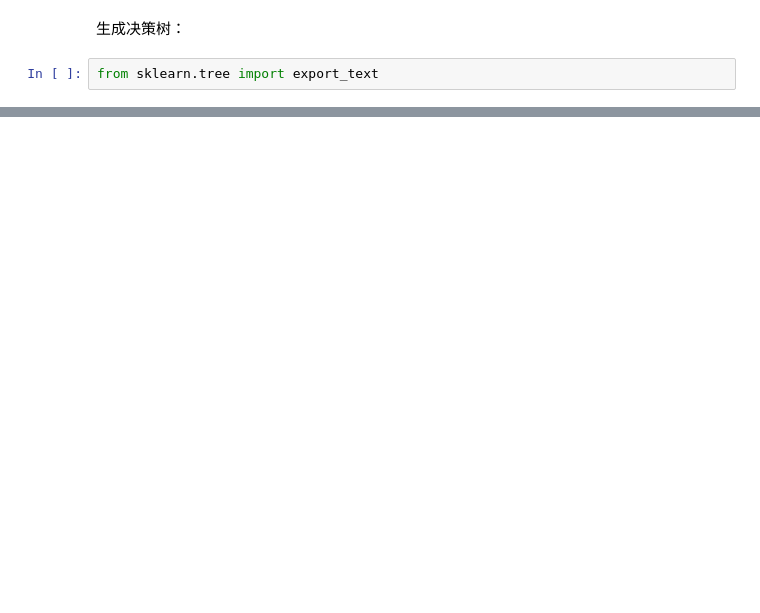
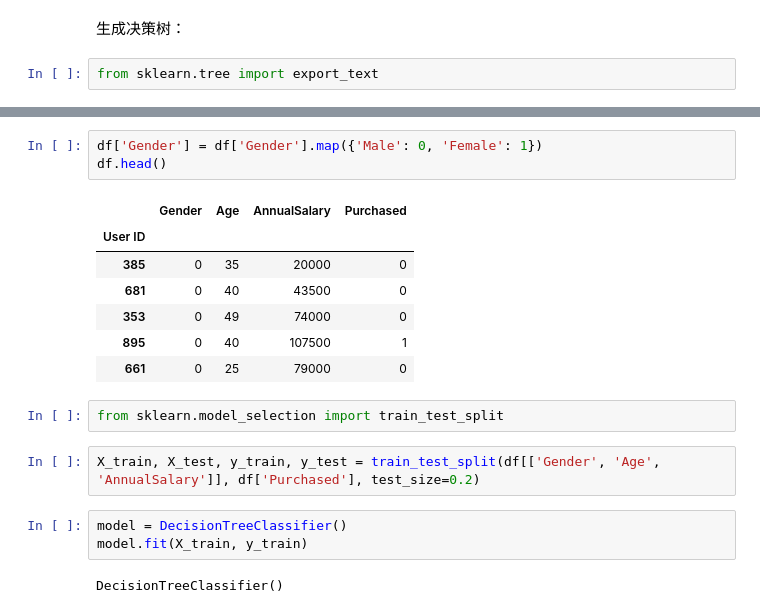
Before and after one commit to xdai02/Data_Analysis, a Jupyter notebook: 第5章 机器学习/5. 决策树/决策树.ipynb, the cells around one changed output, grey strips where cells are left out. Cells and saved outputs as stored; diff of their text form; blank space fills up the shorter version.

```diff
--- a/第5章 机器学习/5. 决策树/决策树.ipynb
+++ b/第5章 机器学习/5. 决策树/决策树.ipynb
@@ -109,0 +222,20 @@ print(export_text(model, feature_names=['房产', '婚姻', '年收入（万元
+# %%
+df['Gender'] = df['Gender'].map({'Male': 0, 'Female': 1})
+df.head()
+# %% [output]
+|  | Gender | Age | AnnualSalary | Purchased |
+| User ID |  |  |  |  |
+| 385 | 0 | 35 | 20000 | 0 |
+| 681 | 0 | 40 | 43500 | 0 |
+| 353 | 0 | 49 | 74000 | 0 |
+| 895 | 0 | 40 | 107500 | 1 |
+| 661 | 0 | 25 | 79000 | 0 |
+# %%
+from sklearn.model_selection import train_test_split
+# %%
+X_train, X_test, y_train, y_test = train_test_split(df[['Gender', 'Age', 'AnnualSalary']], df['Purchased'], test_size=0.2)
+# %%
+model = DecisionTreeClassifier()
+model.fit(X_train, y_train)
+# %% [output]
+DecisionTreeClassifier()
```
Also changed, not shown: parts of 24 cells of this notebook, 2 other files.
